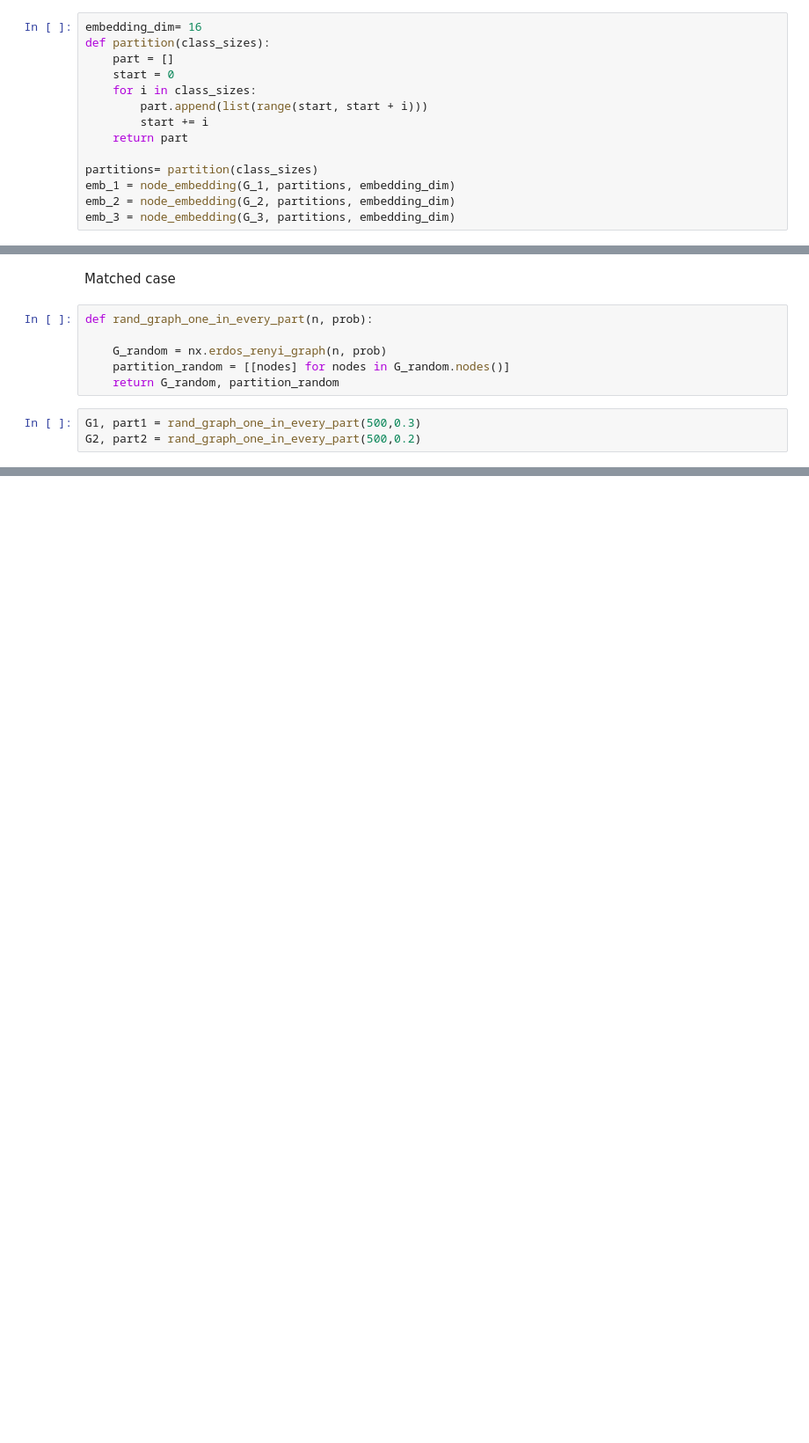
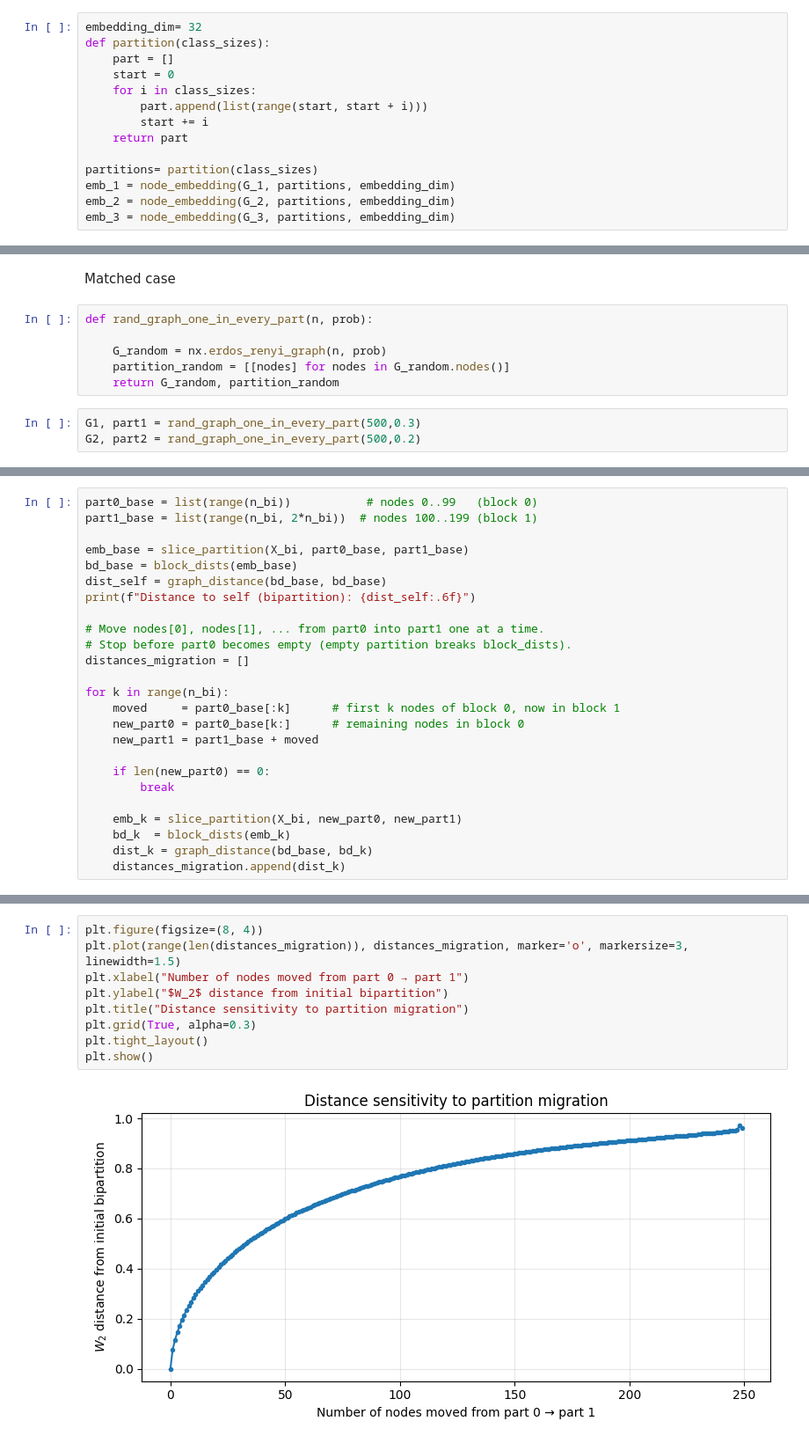
Before and after one commit to lessiogiulia2000-hue/thesis_code, a Jupyter notebook: notebooks/drafts/sanity_checks.ipynb, the cells around one changed output, grey strips where cells are left out. Shown at 88% size. Drawn from its saved outputs; the diff is of its cells as text; blank space fills up the shorter version.

```diff
--- a/notebooks/drafts/sanity_checks.ipynb
+++ b/notebooks/drafts/sanity_checks.ipynb
@@ -20,7 +46,7 @@ G_1 = nx.stochastic_block_model(class_sizes, matrix_1 , seed=42)
 G_2 = nx.stochastic_block_model(class_sizes, matrix_1 , seed=43)
 G_3 = nx.stochastic_block_model(class_sizes, matrix_2 , seed=44)
 # %%
-embedding_dim= 16
+embedding_dim= 32
 def partition(class_sizes):
     part = []
     start = 0
@@ -117,0 +179,25 @@ np.linalg.norm(x@x.T-y@y.T)/math.sqrt(2)
+# %%
+part0_base = list(range(n_bi))           # nodes 0..99   (block 0)
+part1_base = list(range(n_bi, 2*n_bi))  # nodes 100..199 (block 1)
+
+emb_base = slice_partition(X_bi, part0_base, part1_base)
+bd_base = block_dists(emb_base)
+dist_self = graph_distance(bd_base, bd_base)
+print(f"Distance to self (bipartition): {dist_self:.6f}")
+
+# Move nodes[0], nodes[1], ... from part0 into part1 one at a time.
+# Stop before part0 becomes empty (empty partition breaks block_dists).
+distances_migration = []
+
+for k in range(n_bi):
+    moved     = part0_base[:k]      # first k nodes of block 0, now in block 1
+    new_part0 = part0_base[k:]      # remaining nodes in block 0
+    new_part1 = part1_base + moved
+
+    if len(new_part0) == 0:
+        break
+
+    emb_k = slice_partition(X_bi, new_part0, new_part1)
+    bd_k  = block_dists(emb_k)
+    dist_k = graph_distance(bd_base, bd_k)
+    distances_migration.append(dist_k)
@@ -117,0 +206,11 @@ np.linalg.norm(x@x.T-y@y.T)/math.sqrt(2)
+# %%
+plt.figure(figsize=(8, 4))
+plt.plot(range(len(distances_migration)), distances_migration, marker='o', markersize=3, linewidth=1.5)
+plt.xlabel("Number of nodes moved from part 0 → part 1")
+plt.ylabel("$W_2$ distance from initial bipartition")
+plt.title("Distance sensitivity to partition migration")
+plt.grid(True, alpha=0.3)
+plt.tight_layout()
+plt.show()
+# %% [output]
+[figure, added]
```
Also changed, not shown: parts of 12 cells of this notebook, 10 other files.
